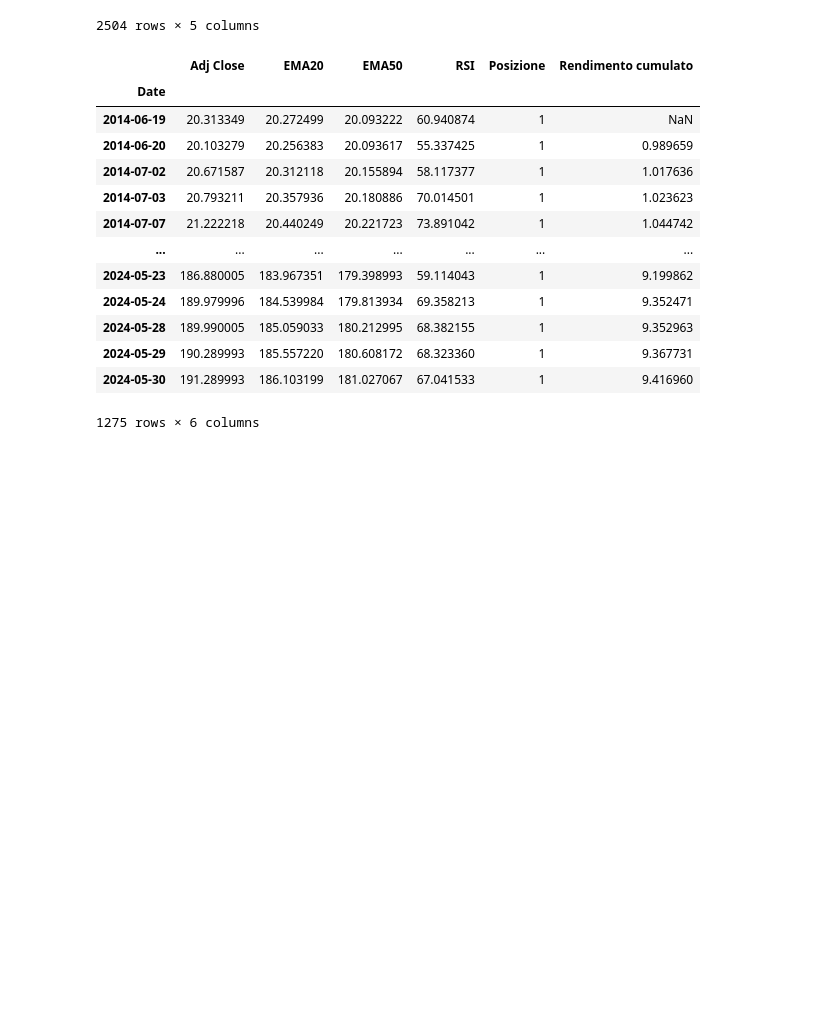
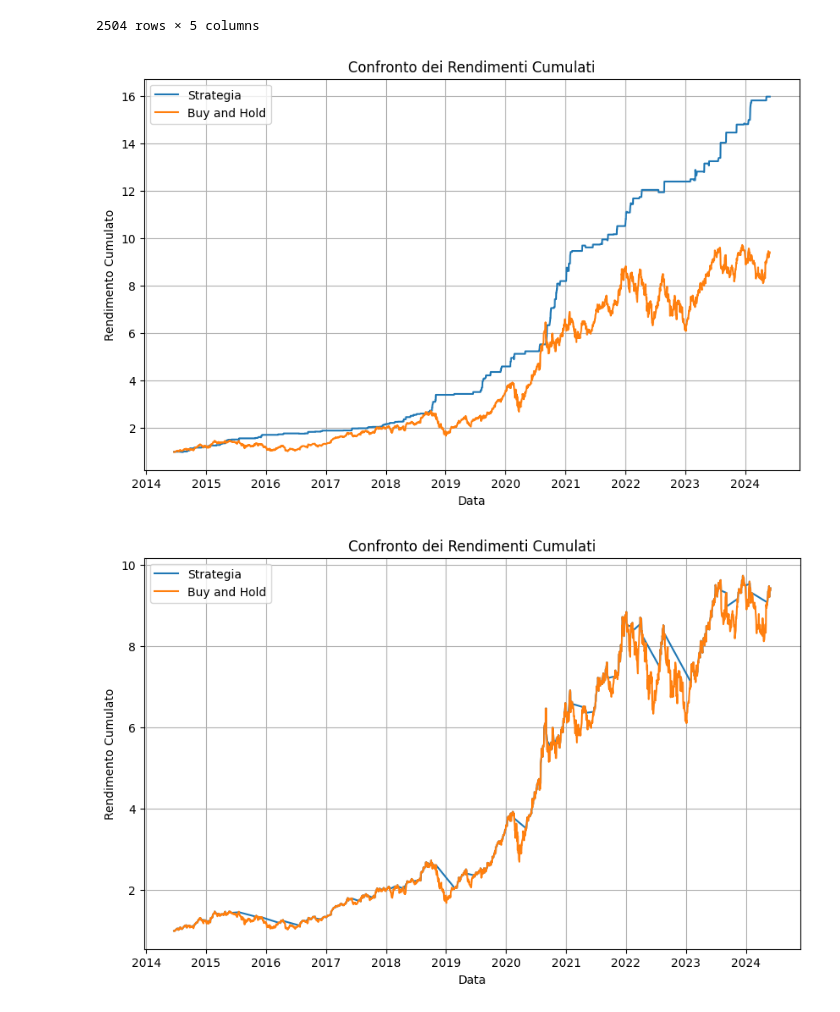
Before and after one commit to Pynci/business-intelligence, a Jupyter notebook: progetto/progetto.ipynb, the cells around one changed output. Drawn from its saved outputs; the diff is of its cells as text; code cells hidden in the pictures; blank space fills up the shorter version.

Commit message:
Aggiunta roba a caso (da sistemare)

```diff
--- a/progetto/progetto.ipynb
+++ b/progetto/progetto.ipynb
@@ -555,24 +555,38 @@ strategia_trading_apple
 | 2024-05-29 | 190.289993 | 185.557220 | 180.608172 | 68.323360 | 1 |
 | 2024-05-30 | 191.289993 | 186.103199 | 181.027067 | 67.041533 | 1 |
 2504 rows × 5 columns
+# %%
+# Calcola i rendimenti cumulati delle due strategie TODO: sta roba mi sembra un po' fatta a cazzo
+rendimenti_cumulati = (1 + strategia_trading_apple['Posizione'].diff() * strategia_trading_apple['Adj Close'].pct_change()).cumprod()
+rendimento_cumulato_buy_and_hold = (1 + strategia_trading_apple['Adj Close'].pct_change()).cumprod()
+
+# Crea un grafico
+plt.figure(figsize=(10, 6))
+plt.plot(rendimenti_cumulati, label='Strategia')
+plt.plot(rendimento_cumulato_buy_and_hold, label='Buy and Hold')
+plt.title('Confronto dei Rendimenti Cumulati')
+plt.xlabel('Data')
+plt.ylabel('Rendimento Cumulato')
+plt.legend()
+plt.grid(True)
+plt.show()
+# %% [output]
+[figure, added]
 # %%
 risultati_strategia_trading_apple = strategia_trading_apple[strategia_trading_apple['Posizione'] == 1].copy()
 # %%
 risultati_strategia_trading_apple['Rendimento cumulato'] = np.cumprod(risultati_strategia_trading_apple['Adj Close'] /
                                                                       risultati_strategia_trading_apple['Adj Close'].shift(1))
-risultati_strategia_trading_apple
+
+# Crea un grafico
+plt.figure(figsize=(10, 6))
+plt.plot(risultati_strategia_trading_apple['Rendimento cumulato'], label='Strategia')
+plt.plot(rendimento_cumulato_buy_and_hold, label='Buy and Hold')
+plt.title('Confronto dei Rendimenti Cumulati')
+plt.xlabel('Data')
+plt.ylabel('Rendimento Cumulato')
+plt.legend()
+plt.grid(True)
+plt.show()
 # %% [output]
-|  | Adj Close | EMA20 | EMA50 | RSI | Posizione | Rendimento cumulato |
-| Date |  |  |  |  |  |  |
-| 2014-06-19 | 20.313349 | 20.272499 | 20.093222 | 60.940874 | 1 | NaN |
-| 2014-06-20 | 20.103279 | 20.256383 | 20.093617 | 55.337425 | 1 | 0.989659 |
-| 2014-07-02 | 20.671587 | 20.312118 | 20.155894 | 58.117377 | 1 | 1.017636 |
-| 2014-07-03 | 20.793211 | 20.357936 | 20.180886 | 70.014501 | 1 | 1.023623 |
-| 2014-07-07 | 21.222218 | 20.440249 | 20.221723 | 73.891042 | 1 | 1.044742 |
-| ... | ... | ... | ... | ... | ... | ... |
-| 2024-05-23 | 186.880005 | 183.967351 | 179.398993 | 59.114043 | 1 | 9.199862 |
-| 2024-05-24 | 189.979996 | 184.539984 | 179.813934 | 69.358213 | 1 | 9.352471 |
-| 2024-05-28 | 189.990005 | 185.059033 | 180.212995 | 68.382155 | 1 | 9.352963 |
-| 2024-05-29 | 190.289993 | 185.557220 | 180.608172 | 68.323360 | 1 | 9.367731 |
-| 2024-05-30 | 191.289993 | 186.103199 | 181.027067 | 67.041533 | 1 | 9.416960 |
-1275 rows × 6 columns
+[figure, added]
```
